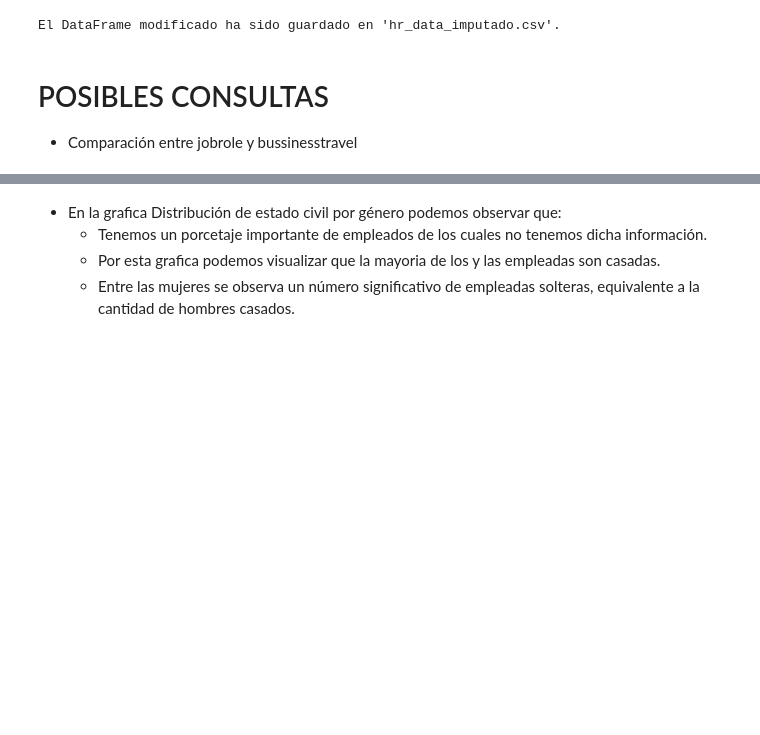
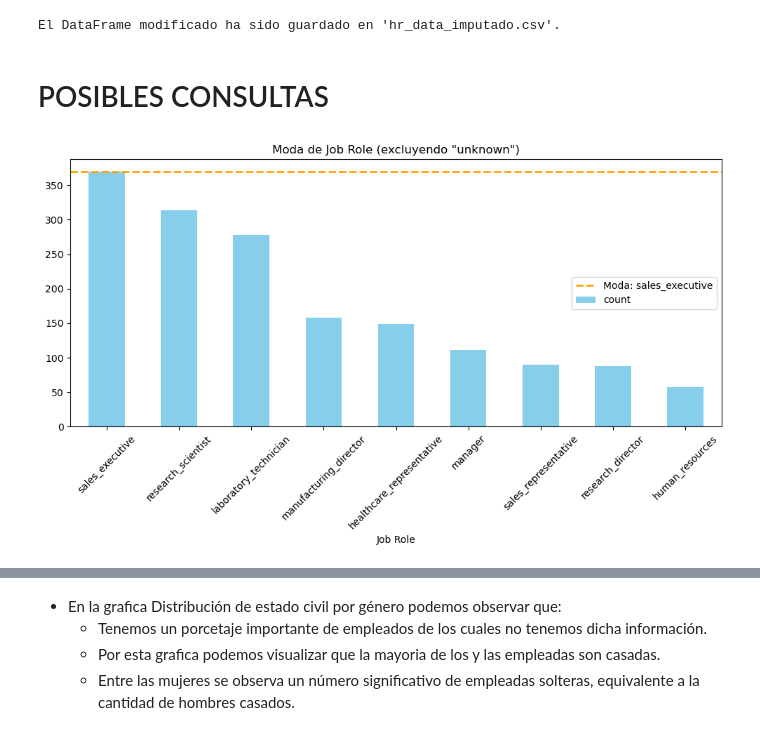
Before and after one commit to LuanaMagnabosco/Project-da-promo-A-modulo-3-team-2, a Jupyter notebook: fase-2B.ipynb, the cells around one changed output, grey strips where cells are left out. Drawn from its saved outputs; the diff is of its cells as text; code cells hidden in the pictures; blank space fills up the shorter version.

```diff
--- a/fase-2B.ipynb
+++ b/fase-2B.ipynb
@@ -448,4 +468,30 @@ print(f"El DataFrame modificado ha sido guardado en '{output_file_path}'.")
 El DataFrame modificado ha sido guardado en 'hr_data_imputado.csv'.
 # %% [markdown]
 # POSIBLES CONSULTAS
-- Comparación entre jobrole y bussinesstravel
+# %%
+# MODA DE JOB ROLE
+
+# Filtrar 'unknown' y calcular la moda de 'JobRole'
+moda_job_role = df_imputada[df_imputada['JobRole'] != 'unknown']['JobRole'].mode().iloc[0]
+
+# Contar las frecuencias de cada categoría en 'JobRole' (excluyendo 'unknown')
+job_role_counts = df_imputada[df_imputada['JobRole'] != 'unknown']['JobRole'].value_counts()
+
+# Crear el gráfico de barras
+plt.figure(figsize=(10, 6))
+job_role_counts.plot(kind='bar', color='skyblue')
+
+# Personalizar aspectos del gráfico
+plt.title('Moda de Job Role (excluyendo "unknown")')
+plt.xlabel('Job Role')
+plt.xticks(rotation=45)
+
+# Resaltar la moda con otro color
+plt.axhline(y=job_role_counts[moda_job_role], color='orange', linestyle='--', linewidth=2, label=f'Moda: {moda_job_role}')
+plt.legend()
+
+# Mostrar el gráfico
+plt.tight_layout()
+plt.show()
+# %% [output]
+[figure, added]
```
Also changed, not shown: parts of 12 cells of this notebook.
